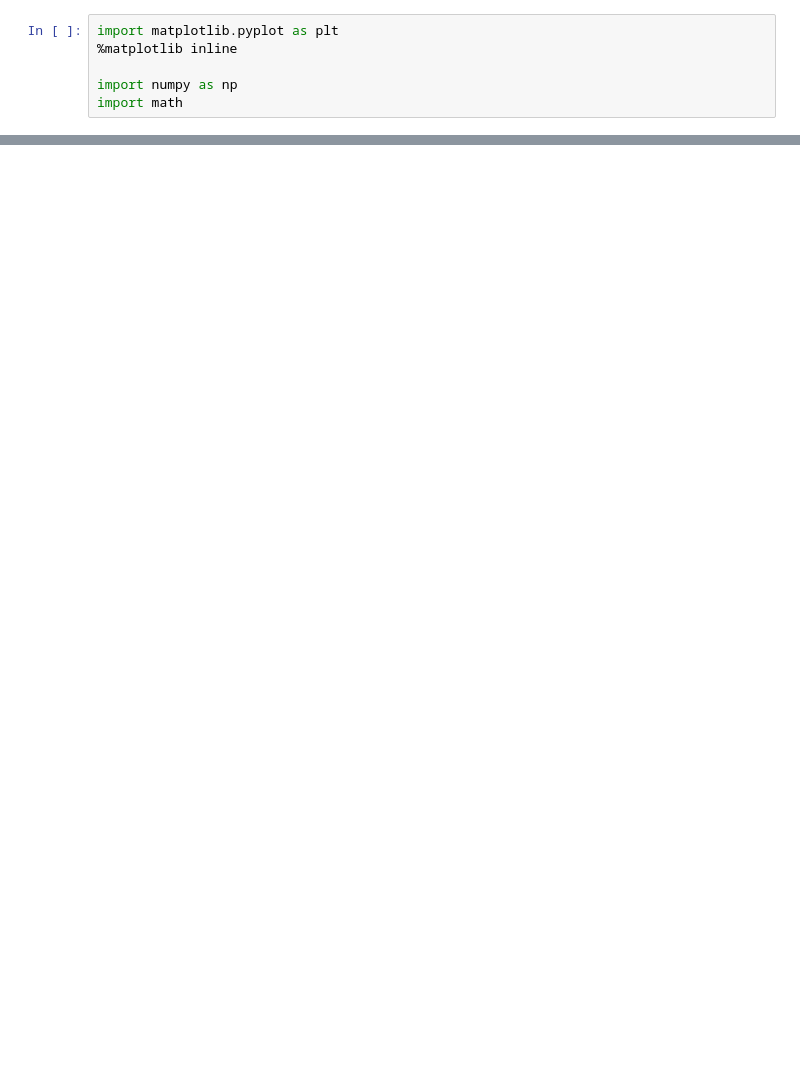
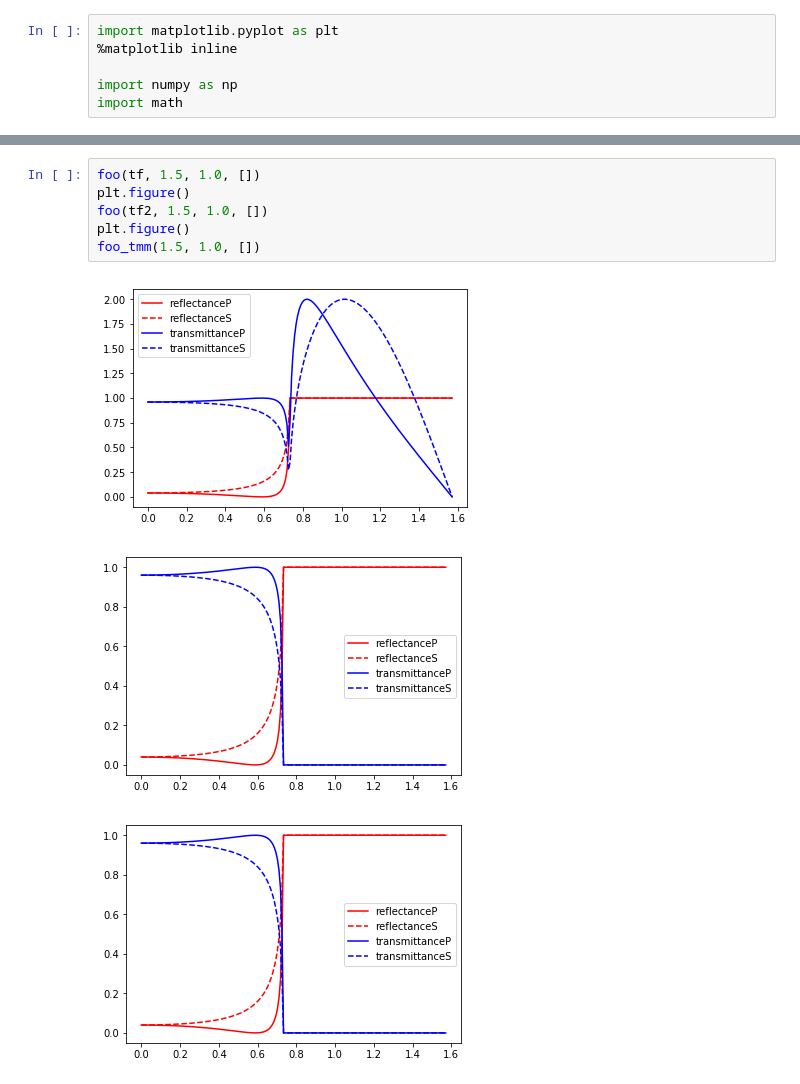
Before and after one commit to mariogeiger/thinfilm, a Jupyter notebook: tests.ipynb, the cells around one changed output, grey strips where cells are left out. Cells and saved outputs as stored; diff of their text form; blank space fills up the shorter version.

```diff
--- a/tests.ipynb
+++ b/tests.ipynb
@@ -33,0 +61,10 @@ foo(tf2, 1.0, 1.5, [[1.1+1e-4j, 10], [1.2+1e-4j, 10], [1.3+1e-4j, 10], [1.4+1e-4
+# %%
+foo(tf, 1.5, 1.0, [])
+plt.figure()
+foo(tf2, 1.5, 1.0, [])
+plt.figure()
+foo_tmm(1.5, 1.0, [])
+# %% [output]
+[figure, added]
+[figure, added]
+[figure, added]
```
Also changed, not shown: parts of 5 cells of this notebook, 2 other files.
